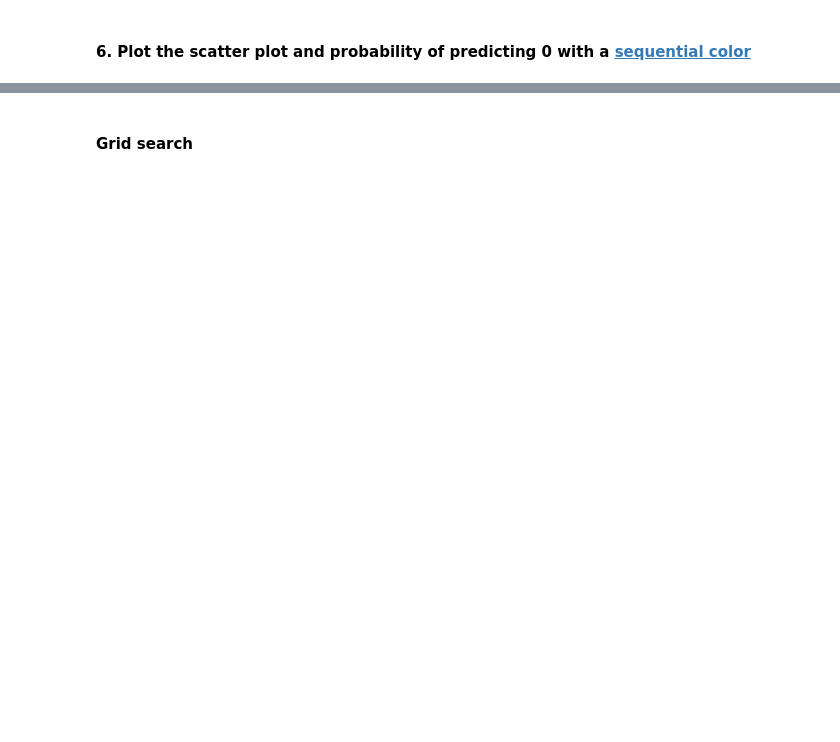
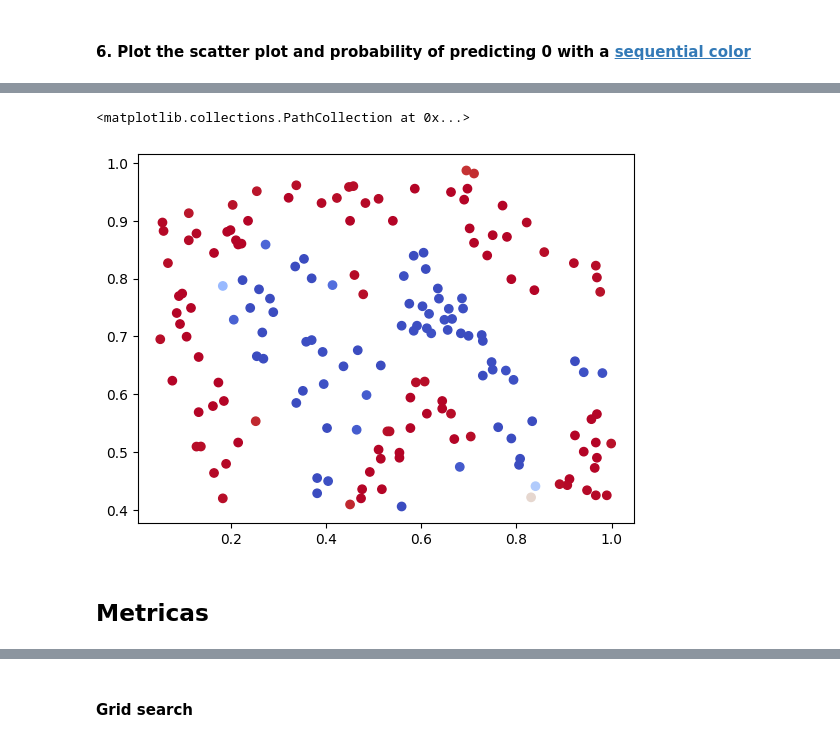
Before and after one commit to diego-dng/0426_DS_VITORIA-GASTEIZ, a Jupyter notebook: 3-Machine_Learning/1-Supervisado/3-RegorClass/8-SVM/ejercicios/Ejercicios_SVM.ipynb, the cells around one changed output, grey strips where cells are left out. Cells and saved outputs as stored; diff of their text form; code cells hidden in the pictures; blank space fills up the shorter version.

```diff
--- a/3-Machine_Learning/1-Supervisado/3-RegorClass/8-SVM/ejercicios/Ejercicios_SVM.ipynb
+++ b/3-Machine_Learning/1-Supervisado/3-RegorClass/8-SVM/ejercicios/Ejercicios_SVM.ipynb
@@ -22,2 +127,12 @@ SVC(C=100, gamma=10, probability=True)
 # %% [markdown]
 #### 5. Fit the classifier and get the score
+# %%
+X = df[["x1", "x2"]]
+y = df["y"]
+
+X_train, X_test, y_train, y_test = train_test_split(X, y, test_size=0.2, random_state=11)
+
+print(X_train.shape)
+print(y_train.shape)
+print(X_test.shape)
+print(y_test.shape)
@@ -23,0 +144,7 @@ SVC(C=100, gamma=10, probability=True)
+# %%
+st_scaler = StandardScaler()
+st_scaler.fit(X_train)
+X_train_sc = st_scaler.transform(X_train)
+X_test_sc = st_scaler.transform(X_test)
+# %%
+svc.fit(X_train_sc, y_train)
@@ -24,2 +157,5 @@ SVC(C=100, gamma=10, probability=True)
 # %% [markdown]
 #### 6. Plot the scatter plot and probability of predicting 0 with a [sequential color](https://matplotlib.org/3.1.1/tutorials/colors/colormaps.html)
+# %%
+pred = svc.predict_proba(X_test_sc)
+pred
@@ -25,0 +231,7 @@ SVC(C=100, gamma=10, probability=True)
+# %%
+plt.scatter(X_test.iloc[:, 0], X_test.iloc[:, 1], c=pred[:, 1], cmap = "coolwarm")
+# %% [output]
+<matplotlib.collections.PathCollection at 0x...>
+[figure, added]
+# %% [markdown]
+## Metricas
```
Also changed, not shown: parts of 32 cells of this notebook, 6 other files.
